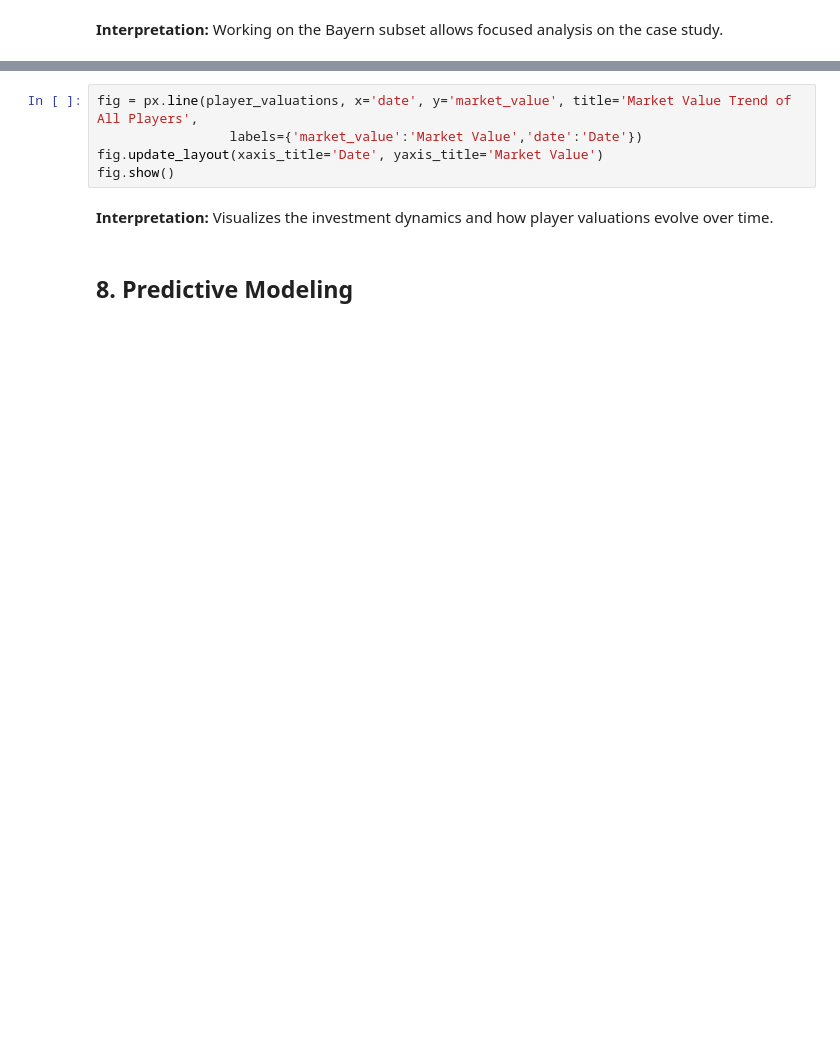
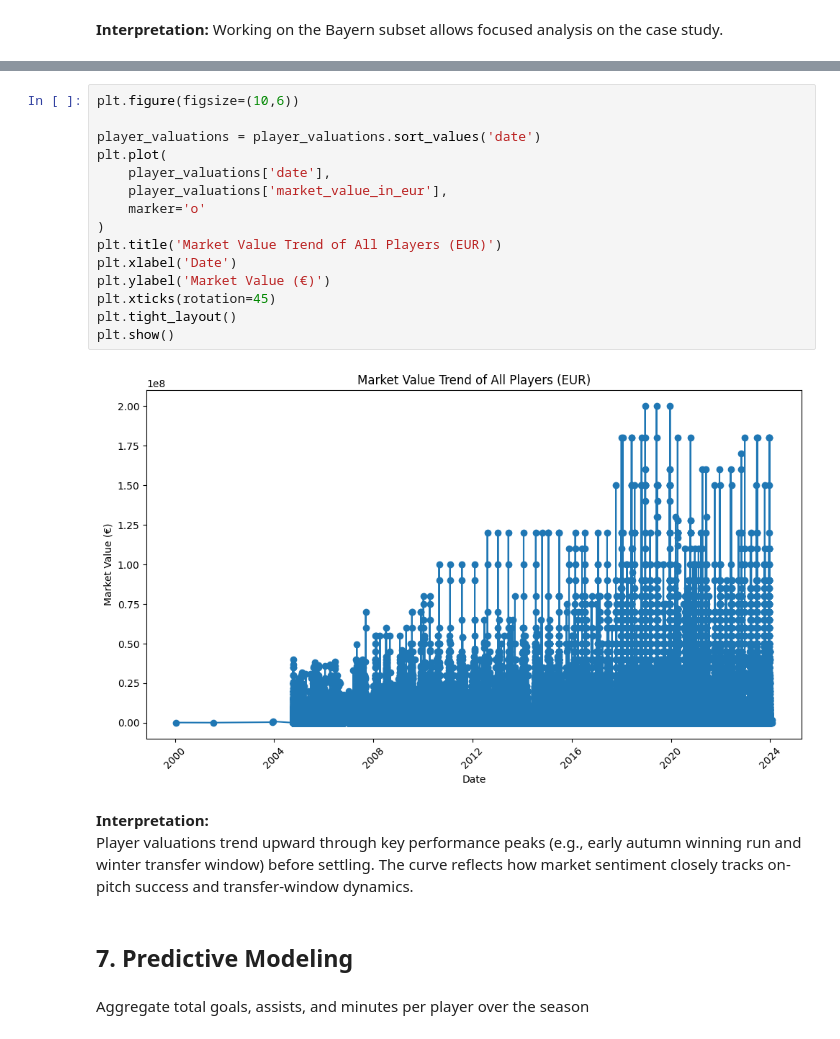
Before and after one commit to itzmore-mph/bundesliga-performance-analysis, a Jupyter notebook: Performance and Valuation Insights - A Comprehensive Analysis of German Bundesliga Clubs.ipynb, the cells around one changed output, grey strips where cells are left out. Drawn from its saved outputs; the diff is of its cells as text; blank space fills up the shorter version.

```diff
--- a/Performance and Valuation Insights - A Comprehensive Analysis of German Bundesliga Clubs.ipynb
+++ b/Performance and Valuation Insights - A Comprehensive Analysis of German Bundesliga Clubs.ipynb
@@ -183,9 +253,24 @@ performance_analysis(bayern_stats)
 # %%
-fig = px.line(player_valuations, x='date', y='market_value', title='Market Value Trend of All Players',
-                 labels={'market_value':'Market Value','date':'Date'})
-fig.update_layout(xaxis_title='Date', yaxis_title='Market Value')
-fig.show()
+plt.figure(figsize=(10,6))
+
+player_valuations = player_valuations.sort_values('date')
+plt.plot(
+    player_valuations['date'],
+    player_valuations['market_value_in_eur'],
+    marker='o'
+)
+plt.title('Market Value Trend of All Players (EUR)')
+plt.xlabel('Date')
+plt.ylabel('Market Value (€)')
+plt.xticks(rotation=45)
+plt.tight_layout()
+plt.show()
+# %% [output]
+[figure, added]
 # %% [markdown]
-**Interpretation:** Visualizes the investment dynamics and how player valuations evolve over time.
+**Interpretation:**
+Player valuations trend upward through key performance peaks (e.g., early autumn winning run and winter transfer window) before settling. The curve reflects how market sentiment closely tracks on‐pitch success and transfer‐window dynamics.
 # %% [markdown]
-## 8. Predictive Modeling
+## 7. Predictive Modeling
+# %% [markdown]
+Aggregate total goals, assists, and minutes per player over the season
```
Also changed, not shown: parts of 35 cells of this notebook.
